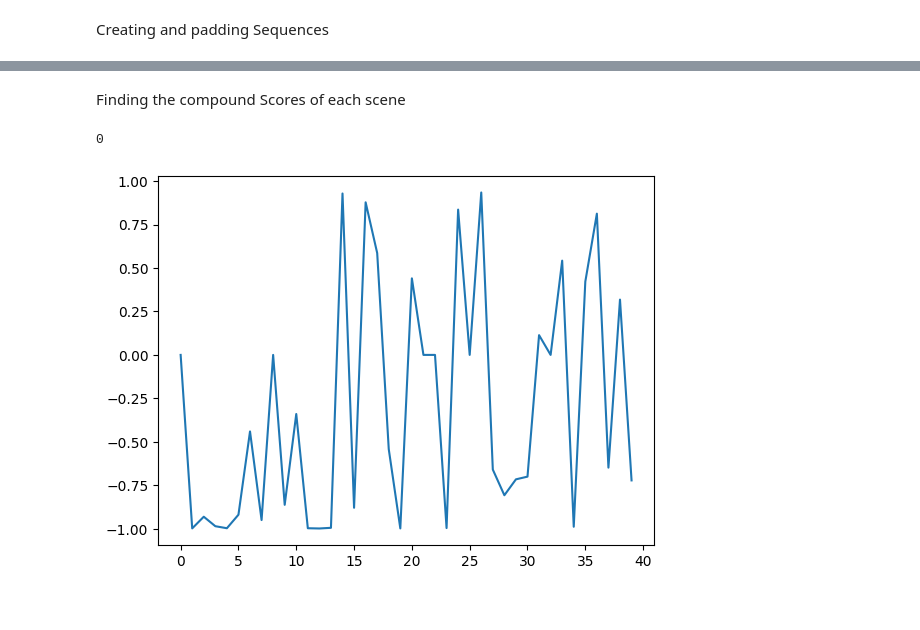
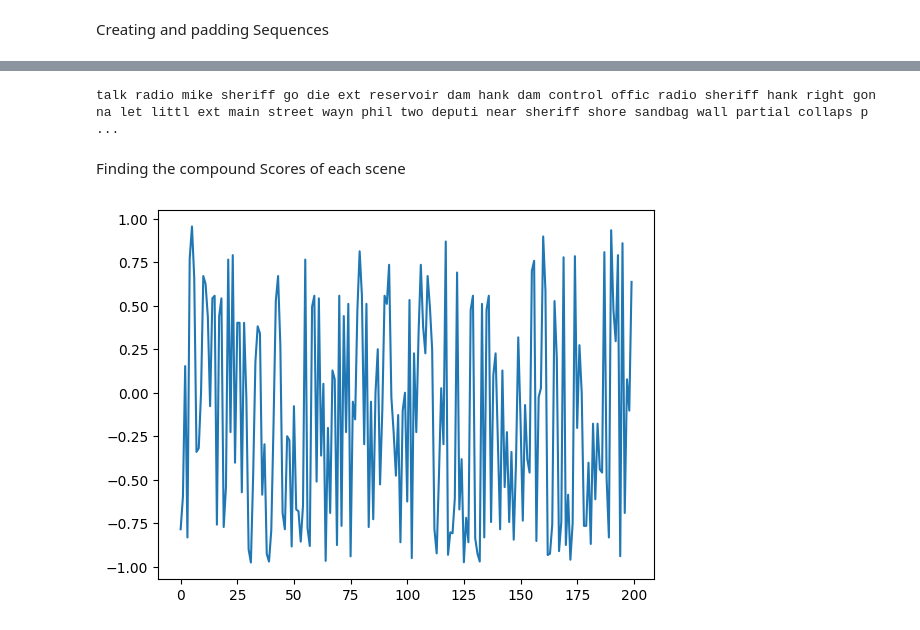
Before and after one commit to anmol210202/nlp, a Jupyter notebook: MovieWatchers.ipynb, the cells around one changed output, grey strips where cells are left out. Drawn from its saved outputs; the diff is of its cells as text; code cells hidden in the pictures.

```diff
--- a/MovieWatchers.ipynb
+++ b/MovieWatchers.ipynb
@@ -90,7 +89,7 @@ print(moviesCleaned[0][0])
 # %% [markdown]
 Lemmatization
 # %%
-movieCount = 30
+
 def lemmatize_words(words):
     lemmatizer = WordNetLemmatizer()
     lemmatized_words = []
@@ -139,25 +136,2 @@ print(dicts[0])
 # %% [markdown]
 Creating and padding Sequences
-# %%
-movieSequences = []
-for i in range(0,movieCount):
-    sequences = []
-    for token in moviesCleaned[i]:
-        sequences.append([dicts[i][word] for word in token])
-    movieSequences.append(sequences)
-
-
-
-
-
-#padding of sequences
-def pad_sequences(sequences):
-    max_length = max([len(seq) for seq in sequences])
-    padded_sequences = []
-    for seq in sequences:
-        while len(seq) < max_length:
-            seq.append(0)
-        padded_sequences.append(seq)
-    return padded_sequences
-for i in range(0, movieCount):
-    movieSequences[i] = pad_sequences(movieSequences[i])
@@ -166,10 +137,0 @@ KeyError: 'quentin'
-# %%
-for i in range(0, movieCount):
-    token_arr=moviesCleaned[i]
-    for token in token_arr:
-        for word in token:
-            if word not in dicts[i]:
-                dicts[i][word] = 0
-        joined = ' '.join(token)
-        token_arr[token_arr.index(token)] = joined
-    moviesCleaned[i] = token_arr
@@ -180,3 +138,15 @@ q
+# %%
+for i in range(0, movieCount):
+    for j in range(0, len(moviesCleaned[i])):
+        s=''
+        for k in range(0, len(moviesCleaned[i][j])):
+            s = s + str(moviesCleaned[i][j][k]) + " "
+
+        moviesCleaned[i][j] = s
+# %%
+print(moviesCleaned[500][2])
+# %% [output]
+talk radio mike sheriff go die ext reservoir dam hank dam control offic radio sheriff hank right gon na let littl ext main street wayn phil two deputi near sheriff shore sandbag wall partial collaps p ...
 # %% [markdown]
 Finding the compound Scores of each scene
 # %%
@@ -189,22 +159,11 @@ for i in range(0, movieCount):
         # print(sentiment['compound'])
         compound.append(sentiment['compound'])
     compoundScores.append(compound)
-# %%
-# minimun length of arrays in compoundScores
-def min_length(arr):
-    min = len(arr[0])
-    for i in range(0, len(arr)):
-        if len(arr[i]) < min:
-            min = len(arr[i])
-    return min
-print(min_length(compoundScores))
-# %% [output]
-0
 # %%
 def plot_graph(compoundScores):
     plt.plot(compoundScores)
     plt.show()
 
-plot_graph(compoundScores[0][:40])
+plot_graph(compoundScores[500])
 # %% [output]
-[figure, old version]
+[figure, new version]
```
Also changed, not shown: parts of 24 cells of this notebook, 5 other files.
